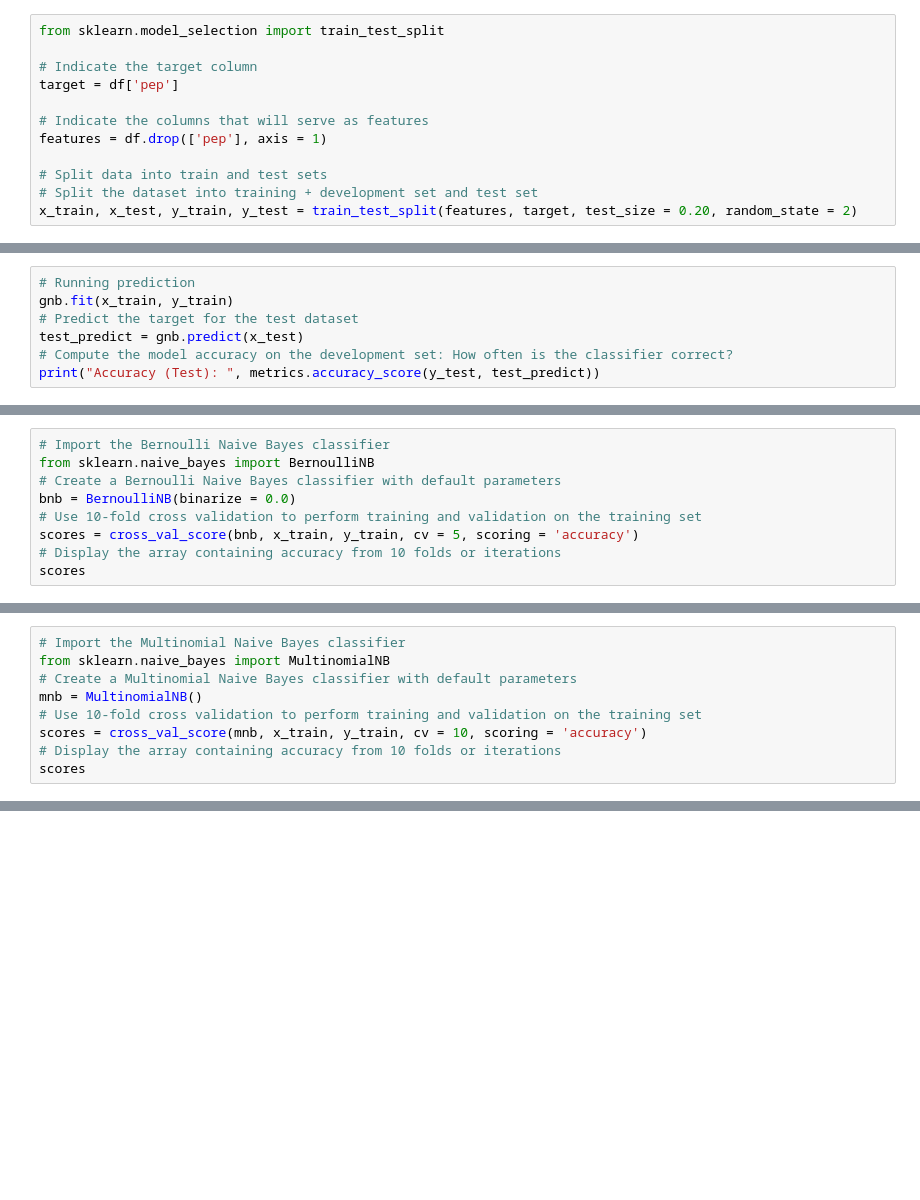
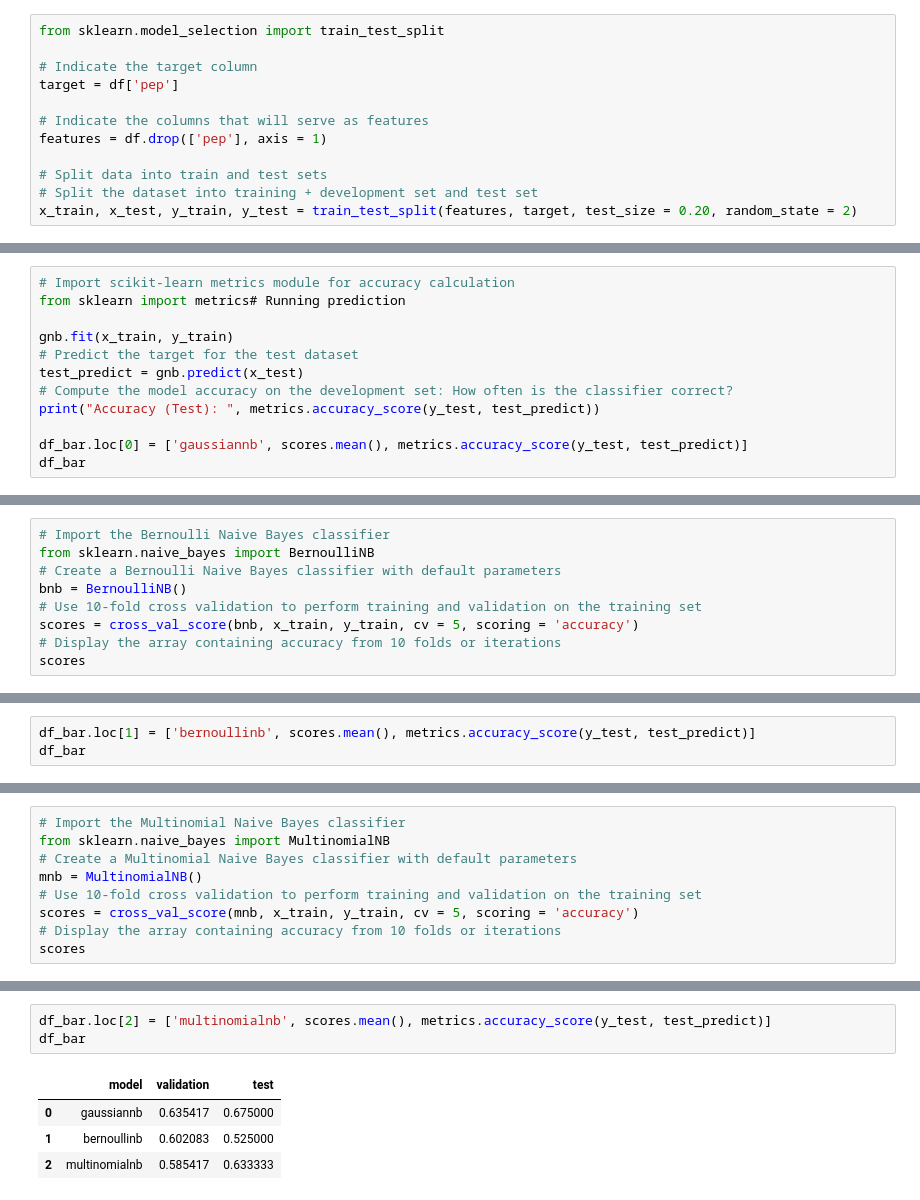
Before and after one commit to christopher192/usm-project, a Jupyter notebook: week-5-lab-bayesian-exercise.ipynb, the cells around one changed output, grey strips where cells are left out. Cells and saved outputs as stored; diff of their text form; blank space fills up the shorter version.

```diff
--- a/week-5-lab-bayesian-exercise.ipynb
+++ b/week-5-lab-bayesian-exercise.ipynb
@@ -84,8 +86,13 @@ Accuracy = 1.0
 # %%
-# Running prediction
+# Import scikit-learn metrics module for accuracy calculation
+from sklearn import metrics# Running prediction
+
 gnb.fit(x_train, y_train)
 # Predict the target for the test dataset
 test_predict = gnb.predict(x_test)
 # Compute the model accuracy on the development set: How often is the classifier correct?
 print("Accuracy (Test): ", metrics.accuracy_score(y_test, test_predict))
+
+df_bar.loc[0] = ['gaussiannb', scores.mean(), metrics.accuracy_score(y_test, test_predict)]
+df_bar
 # %% [output]
@@ -94,7 +103,7 @@ Accuracy (Test):  1.0
 # Import the Bernoulli Naive Bayes classifier
 from sklearn.naive_bayes import BernoulliNB
 # Create a Bernoulli Naive Bayes classifier with default parameters
-bnb = BernoulliNB(binarize = 0.0)
+bnb = BernoulliNB()
 # Use 10-fold cross validation to perform training and validation on the training set
 scores = cross_val_score(bnb, x_train, y_train, cv = 5, scoring = 'accuracy')
 # Display the array containing accuracy from 10 folds or iterations
@@ -117,0 +127,3 @@ Accuracy (Test):  1.0
+# %%
+df_bar.loc[1] = ['bernoullinb', scores.mean(), metrics.accuracy_score(y_test, test_predict)]
+df_bar
@@ -121,7 +137,7 @@ from sklearn.naive_bayes import MultinomialNB
 # Create a Multinomial Naive Bayes classifier with default parameters
 mnb = MultinomialNB()
 # Use 10-fold cross validation to perform training and validation on the training set
-scores = cross_val_score(mnb, x_train, y_train, cv = 10, scoring = 'accuracy')
+scores = cross_val_score(mnb, x_train, y_train, cv = 5, scoring = 'accuracy')
 # Display the array containing accuracy from 10 folds or iterations
 scores
 # %% [output]
@@ -143,0 +160,8 @@ Accuracy (Test):  0.95
+# %%
+df_bar.loc[2] = ['multinomialnb', scores.mean(), metrics.accuracy_score(y_test, test_predict)]
+df_bar
+# %% [output]
+|  | model | validation | test |
+| 0 | gaussiannb | 0.635417 | 0.675000 |
+| 1 | bernoullinb | 0.602083 | 0.525000 |
+| 2 | multinomialnb | 0.585417 | 0.633333 |
```
Also changed, not shown: parts of 42 cells of this notebook, 2 other files.
